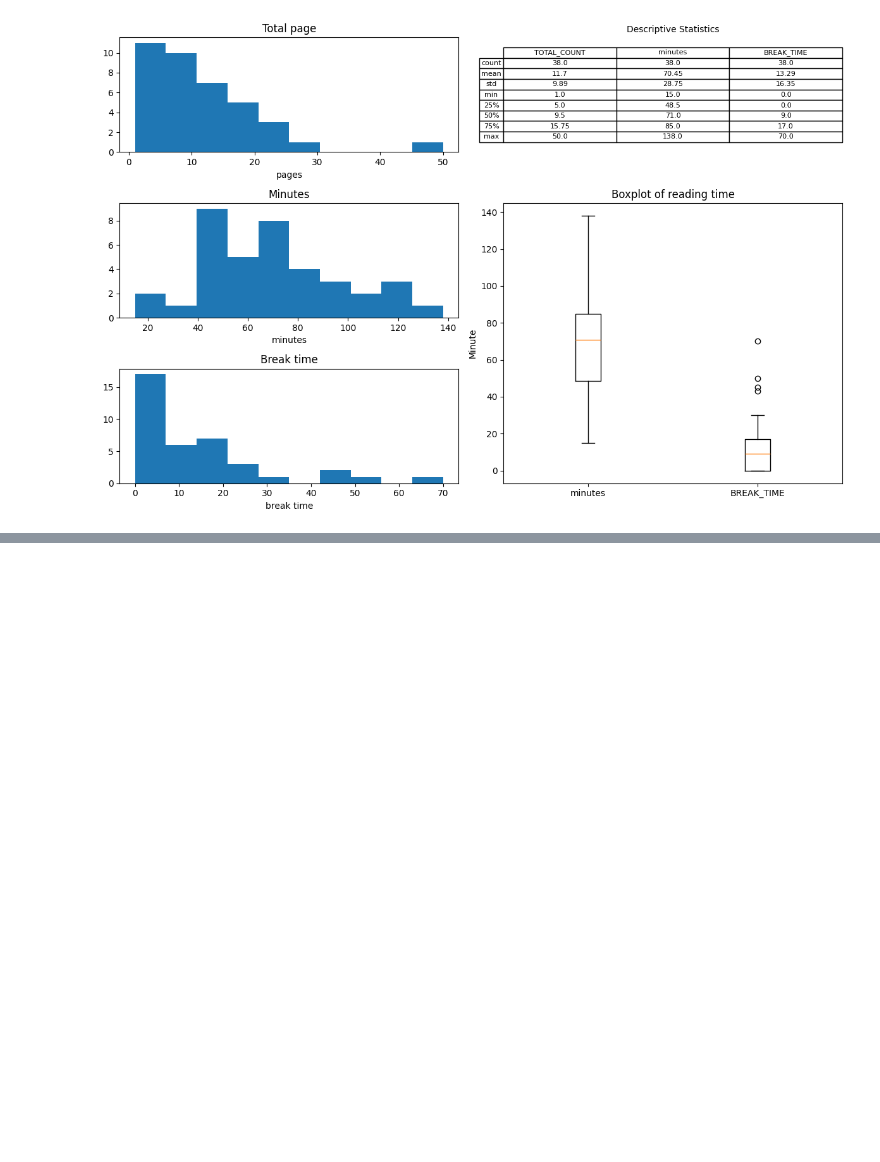
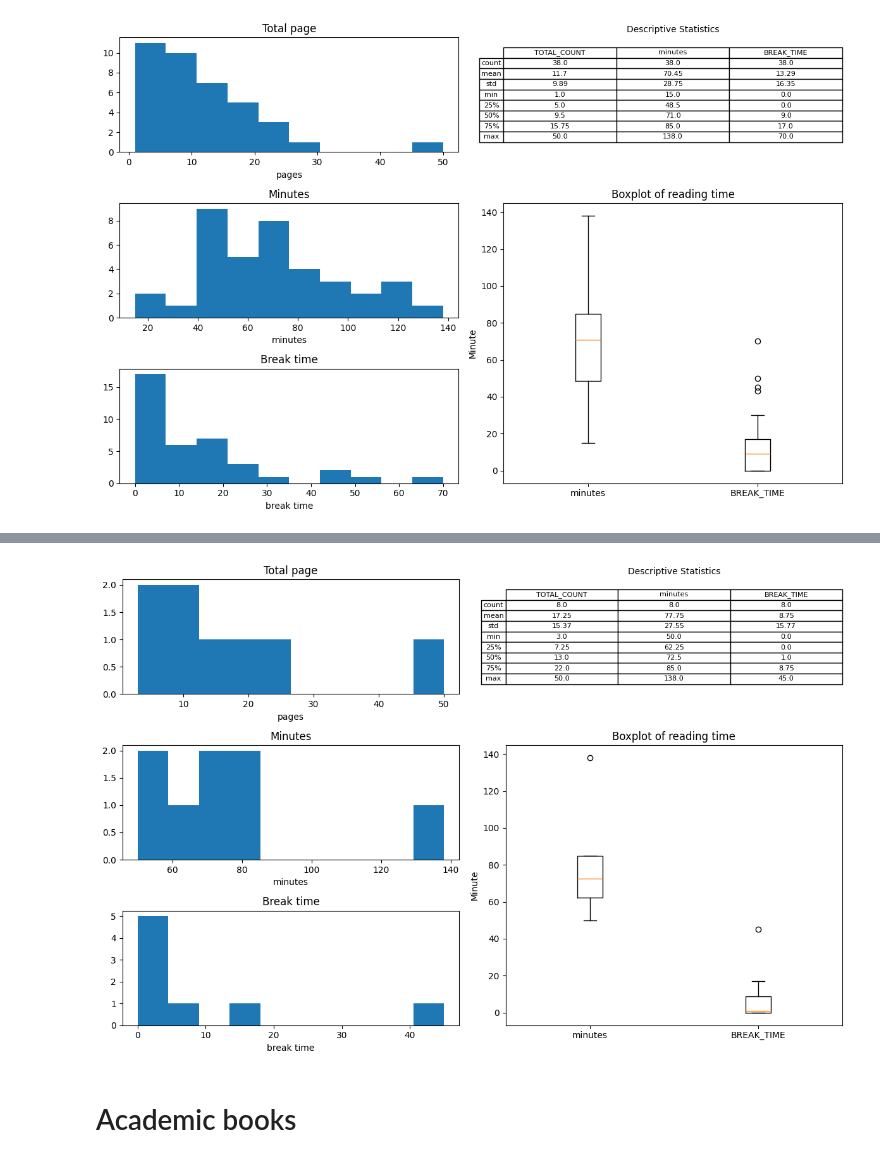
Before and after one commit to Bancie/LearningDB, a Jupyter notebook: data_analyst/ml_reading.ipynb, the cells around one changed output, grey strips where cells are left out. Saved outputs shown, nothing was run; the diff lists cells and outputs as text; code cells hidden in the pictures; blank space fills up the shorter version.

```diff
--- a/data_analyst/ml_reading.ipynb
+++ b/data_analyst/ml_reading.ipynb
@@ -108,0 +175,9 @@ plt.show()
+# %%
+query = """SELECT * FROM `ml_reading`
+            WHERE
+            `ACTIVITY_CATEGORY` like 'technical_&_vocational'
+            AND
+            `DEVICE` like 'laptop'
+        """
+ps = pd.read_sql(query, engine)
+ps.head()
@@ -108,0 +192,54 @@ plt.show()
+# %%
+fig = plt.figure(figsize=(12, 8))
+gs = GridSpec(3, 2, figure=fig)
+
+desc = ps[['TOTAL_COUNT', 'minutes', 'BREAK_TIME']].describe().round(2)
+
+ax_table = fig.add_subplot(gs[0, 1])
+ax_table.axis('off')
+table = ax_table.table(
+    cellText=desc.values,
+    rowLabels=desc.index,
+    colLabels=desc.columns,
+    loc='center'
+)
+table.auto_set_font_size(False)
+table.set_fontsize(8)
+table.scale(1, 1)
+for key, cell in table.get_celld().items():
+    cell.set_text_props(ha='center', va='center')
+ax_table.set_title('Descriptive Statistics', fontsize=10)
+
+# --- Plot 1 ---
+ax1 = fig.add_subplot(gs[0, 0])
+ax1.hist(ps['TOTAL_COUNT'])
+ax1.set_xlabel("pages")
+ax1.set_title("Total page")
+
+# --- Plot 2 ---
+ax2 = fig.add_subplot(gs[1, 0])
+ax2.hist(ps['minutes'])
+ax2.set_xlabel("minutes")
+ax2.set_title("Minutes")
+
+# --- Plot 3 ---
+ax3 = fig.add_subplot(gs[2, 0])
+ax3.hist(ps['BREAK_TIME'])
+ax3.set_xlabel("break time")
+ax3.set_title("Break time")
+
+# --- Boxplot ---
+ax4 = fig.add_subplot(gs[1:, 1])
+ax4.boxplot(
+    [ps['minutes'].dropna(), ps['BREAK_TIME'].dropna()],
+    labels=['minutes', 'BREAK_TIME']
+)
+ax4.set_title('Boxplot of reading time')
+ax4.set_ylabel('Minute')
+
+plt.tight_layout()
+plt.show()
+# %% [output]
+[figure, added]
+# %% [markdown]
+# Academic books
```
Also changed, not shown: parts of 12 cells of this notebook.
